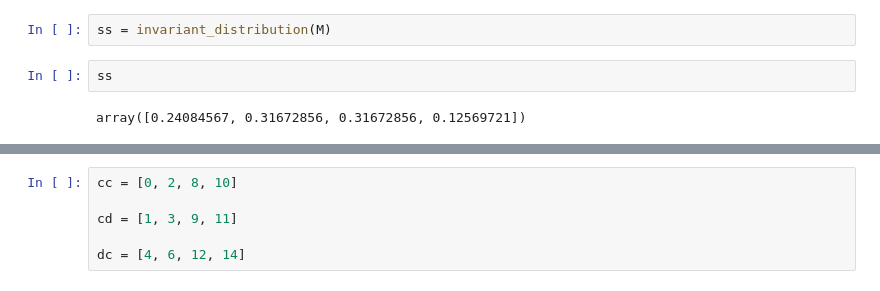
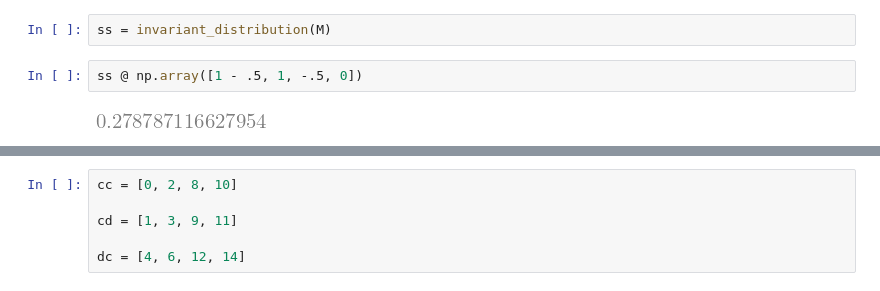
Before and after one commit to Nikoleta-v3/conditional-cooperation-with-longer-memory, a Jupyter notebook: notebooks/One bit case.ipynb, the cells around one changed output, grey strips where cells are left out. Drawn from its saved outputs; the diff is of its cells as text.

```diff
--- a/notebooks/One bit case.ipynb
+++ b/notebooks/One bit case.ipynb
@@ -157,6 +161,6 @@ M = transformed_two_bit_markov([q1val, q2val, q3val, q4val], analytical=False)
 # %%
 ss = invariant_distribution(M)
 # %%
-ss
+ss @ np.array([1 - .5, 1, -.5, 0])
 # %% [output]
-array([0.24084567, 0.31672856, 0.31672856, 0.12569721])
+[figure, added]
```
Also changed, not shown: parts of 16 cells of this notebook, 4 other files.
